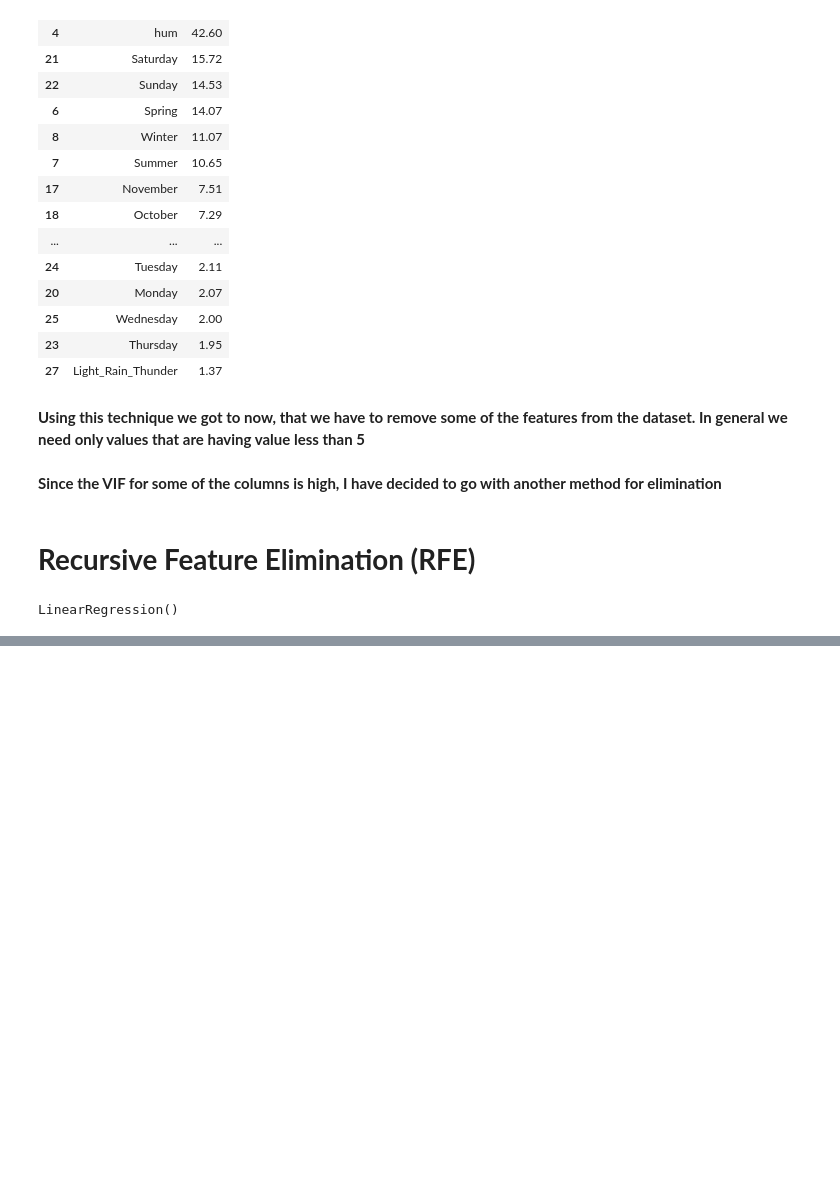
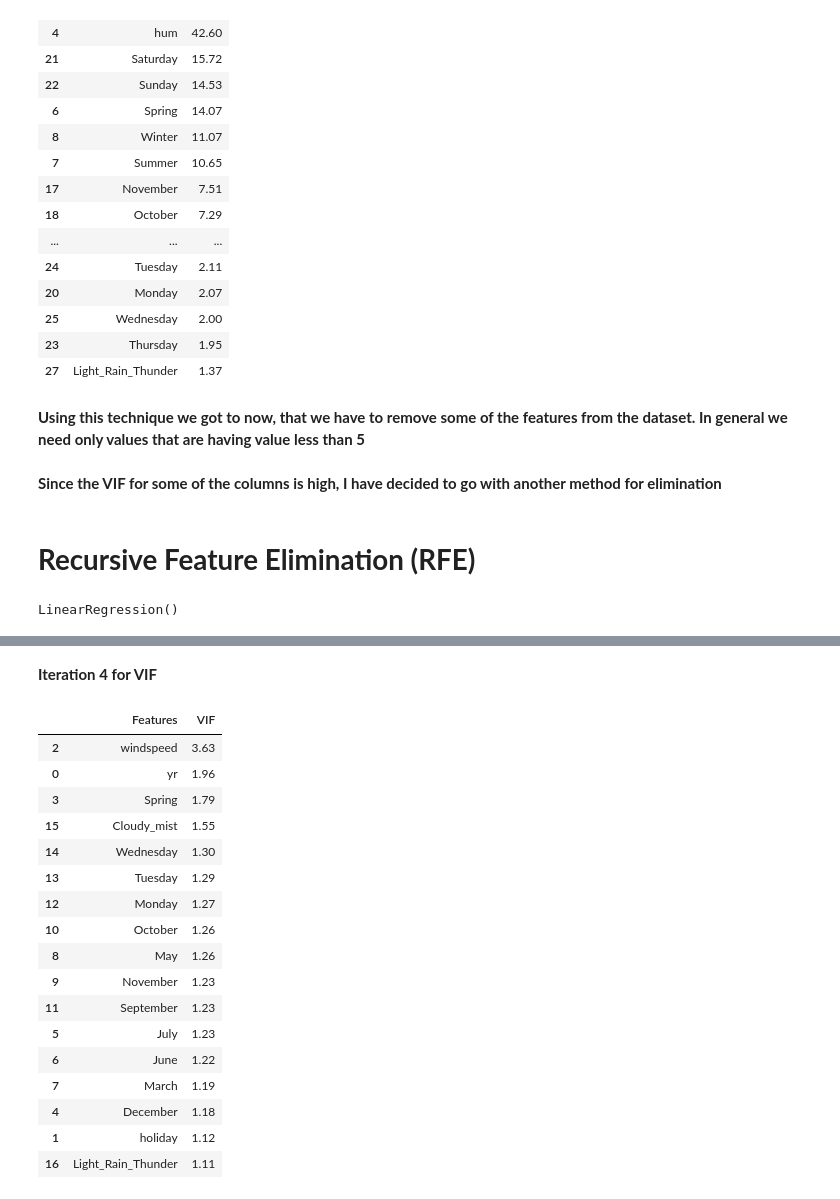
Before and after one commit to amanraghuvanshi/BikeSharing---MLR, a Jupyter notebook: src/main.ipynb, the cells around one changed output, grey strips where cells are left out. Saved outputs shown, nothing was run; the diff lists cells and outputs as text; code cells hidden in the pictures; blank space fills up the shorter version.

```diff
--- a/src/main.ipynb
+++ b/src/main.ipynb
@@ -621,0 +686,2 @@ x_train_rfe.head()
+# %%
+x_train_rfe = x_train_rfe.drop('hum', axis = 1)
@@ -621,0 +744,27 @@ x_train_rfe.head()
+# %% [markdown]
+**Iteration 4 for VIF**
+# %%
+vif = pd.DataFrame()
+vif['Features'] = x_train_rfe.columns
+vif['VIF'] = [VIF(x_train_rfe.values, i) for i in range(x_train_rfe.shape[1])]
+vif['VIF'] = round(vif['VIF'], 2)
+vif.sort_values(by = 'VIF', ascending=False)
+# %% [output]
+|  | Features | VIF |
+| 2 | windspeed | 3.63 |
+| 0 | yr | 1.96 |
+| 3 | Spring | 1.79 |
+| 15 | Cloudy_mist | 1.55 |
+| 14 | Wednesday | 1.30 |
+| 13 | Tuesday | 1.29 |
+| 12 | Monday | 1.27 |
+| 10 | October | 1.26 |
+| 8 | May | 1.26 |
+| 9 | November | 1.23 |
+| 11 | September | 1.23 |
+| 5 | July | 1.23 |
+| 6 | June | 1.22 |
+| 7 | March | 1.19 |
+| 4 | December | 1.18 |
+| 1 | holiday | 1.12 |
+| 16 | Light_Rain_Thunder | 1.11 |
```
Also changed, not shown: parts of 21 cells of this notebook.
